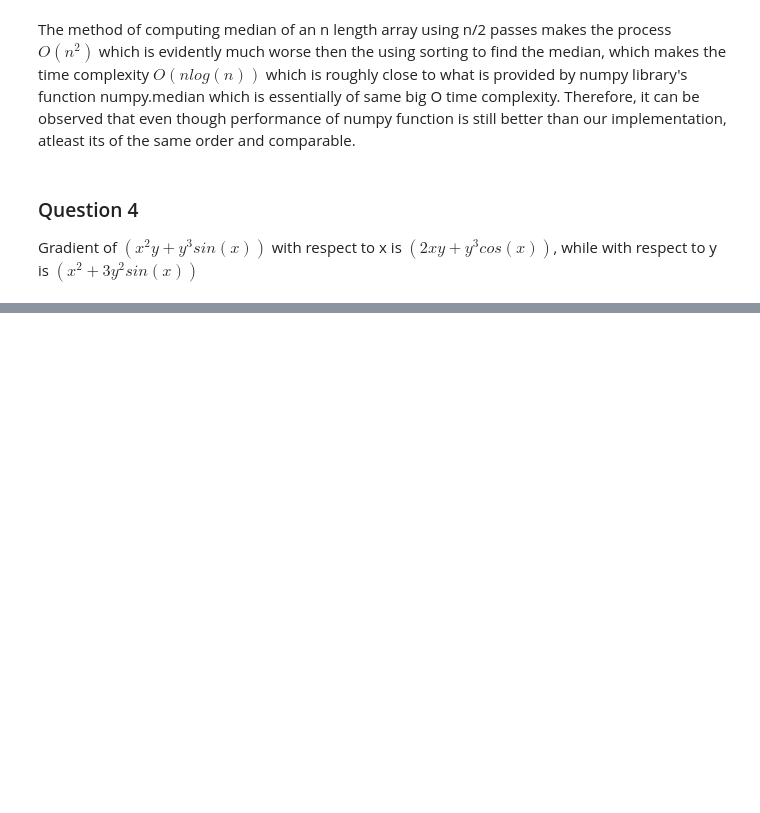
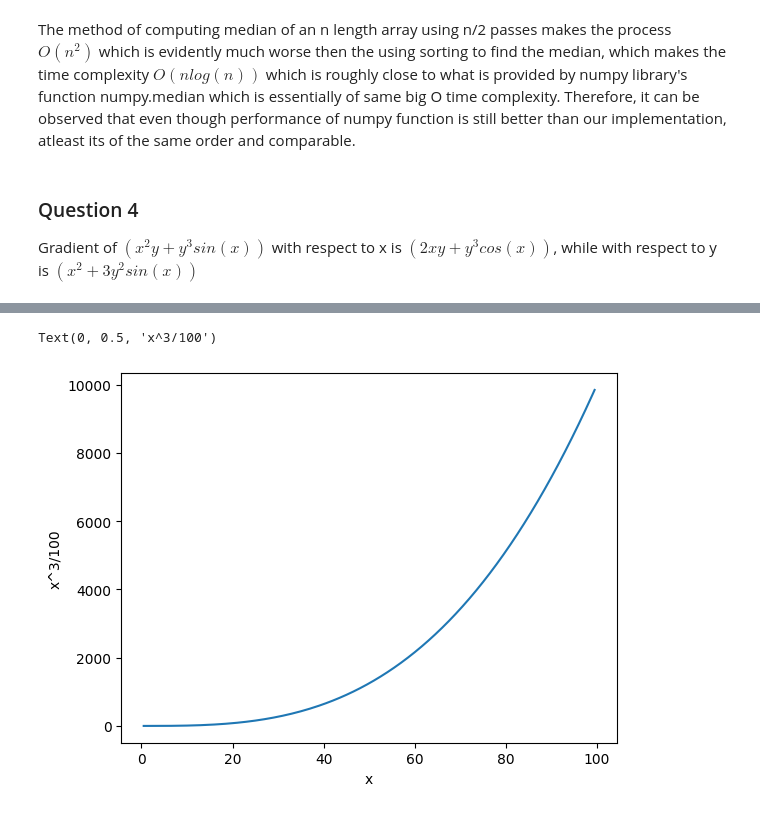
Before and after one commit to SRocks04/Shubh_ML, a Jupyter notebook: Exam.ipynb, the cells around one changed output, grey strips where cells are left out. Cells and saved outputs as stored; diff of their text form; code cells hidden in the pictures; blank space fills up the shorter version.

```diff
--- a/Exam.ipynb
+++ b/Exam.ipynb
@@ -81,0 +222,8 @@ NameError: name 'jax' is not defined
+# %%
+y = (x**3)/100
+plt.plot(x,y)
+plt.xlabel("x")
+plt.ylabel("x^3/100")
+# %% [output]
+Text(0, 0.5, 'x^3/100')
+[figure, added]
```
Also changed, not shown: parts of 27 cells of this notebook.
